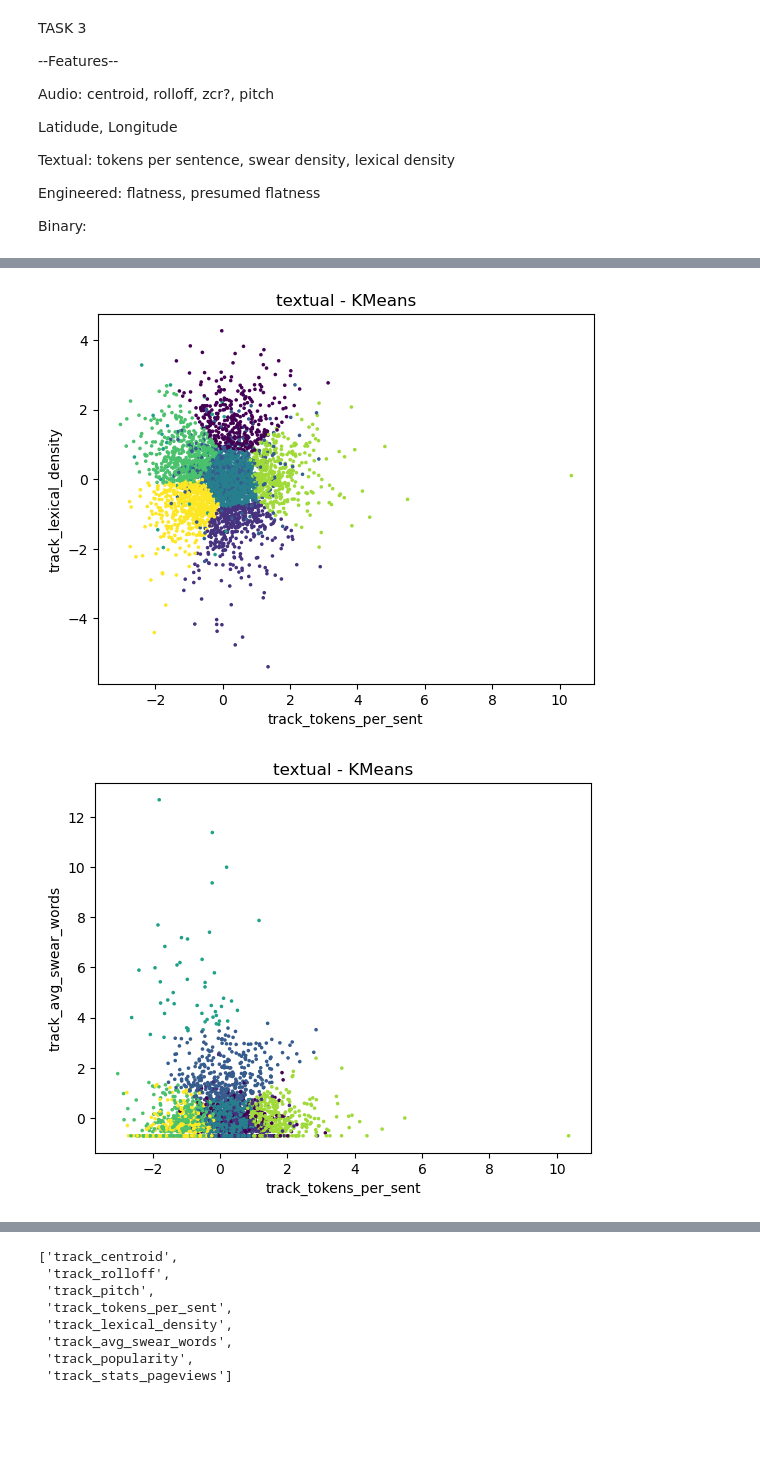
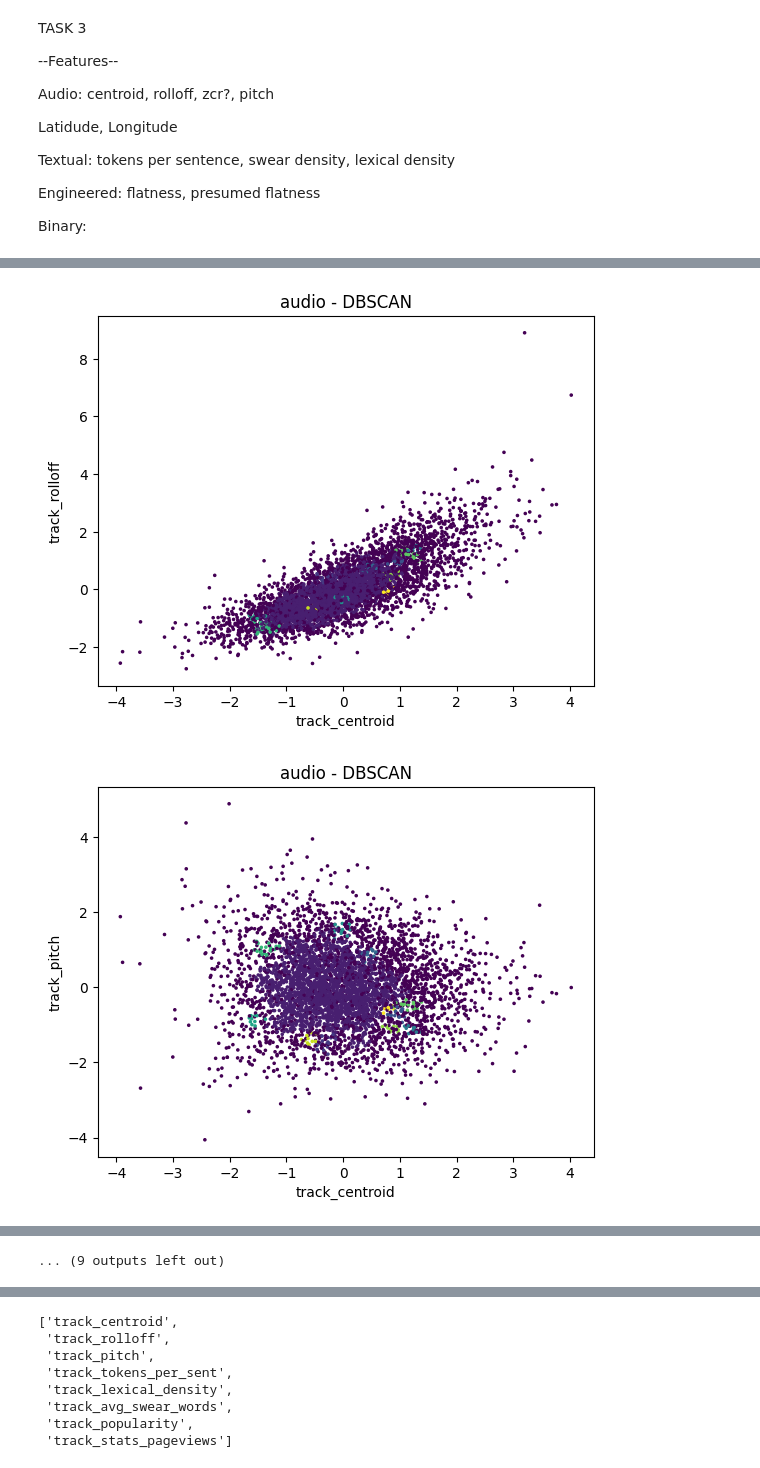
Before and after one commit to Ludovico1104/Progetto-I2ML, a Jupyter notebook: progetto.ipynb, the cells around one changed output, grey strips where cells are left out. Cells and saved outputs as stored; diff of their text form; code cells hidden in the pictures; blank space fills up the shorter version.

```diff
--- a/progetto.ipynb
+++ b/progetto.ipynb
@@ -629,11 +632,13 @@ def clusters_kmeans(cluster_data, clusterMIN = 2, clusterMAX = 10, plot = False)
 # %%
 #cluster_data = standardized[[col for cols in category_list.values() for col in cols]]
 # %%
-def clusters_dbscan(cluster_data, iterations = 10, eps_lims = [0.1, 10], verbose = False, min_noise = 0.):
-    silhouette = -np.inf
+def clusters_dbscan(cluster_data, iterations = 10, eps_lims = [0.1, 10], plot = False, verbose = False, min_noise = 0.):
+    best_silhouette = -np.inf
     best_n_clusters = -1
     best_eps = -1
     best_labels_dbscan = np.full(cluster_data.shape[0], -1)
+    silhouettes_dbscan = []
+    dbs_dbscan = []
 
     for eps, min_samples in zip(np.linspace(eps_lims[0], eps_lims[1], num=iterations), np.full(iterations, 10)):
         dbscan = DBSCAN(eps=eps, min_samples=min_samples)
@@ -650,17 +655,33 @@ def clusters_dbscan(cluster_data, iterations = 10, eps_lims = [0.1, 10], verbose
         #print('SSE %s' % dbscan.inertia_)
         if len(set(dbscan.labels_)) > 1 and len(set(dbscan.labels_)) < len(cluster_data) and counts[0] >= cluster_data.shape[0] * min_noise:
             current_silhouette = metrics.silhouette_score(cluster_data, dbscan.labels_) - metrics.davies_bouldin_score(cluster_data, dbscan.labels_)
-            if current_silhouette > silhouette:
-                silhouette = current_silhouette
+            if current_silhouette > best_silhouette:
+                best_silhouette = current_silhouette
                 best_n_clusters = len(set(dbscan.labels_))
                 best_eps = eps
                 best_labels_dbscan = dbscan.labels_
+                best_dbs = metrics.davies_bouldin_score(cluster_data, dbscan.labels_)
+
                 if verbose == True:
-                    print('New best silhouette: ', current_silhouette + metrics.davies_bouldin_score(cluster_data, dbscan.labels_))
-                    print('Separation: ', metrics.davies_bouldin_score(cluster_data, dbscan.labels_))
+                    print('New best silhouette: ', current_silhouette + best_dbs)
+                    print('Separation: ', best_dbs)
 
-    print(f"Best DBSCAN silhouette: {silhouette} with {best_n_clusters} clusters and eps: {best_eps}")
-    return best_n_clusters, best_labels_dbscan
+        if plot == True:
+                silhouettes_dbscan.append(metrics.silhouette_score(cluster_data, dbscan.labels_))
+                dbs_dbscan.append(metrics.davies_bouldin_score(cluster_data, dbscan.labels_))
+
+    if plot == True:
+        plt.plot(range(eps_lims[0], eps_lims[1] + 1), silhouettes_dbscan, label='Silhouette', color='blue')
+        plt.plot(range(eps_lims[0], eps_lims[1] + 1), dbs_dbscan, label='Davies-Bouldin', color='red')
+        plt.xlabel('Eps')
+        plt.ylabel('Scores')
+        plt.legend()
+        plt.show()
+
+    if verbose == True:
+        print(f"Best DBSCAN silhouette: {best_silhouette} with {best_n_clusters} clusters and eps: {best_eps}")
+
+    return best_n_clusters, best_labels_dbscan, best_eps, best_silhouette, best_dbs
 # %%
 def plot_clusters(category_list = category_list, dataset = standardized, fit_labels = [], label = "insert label"):
     for category1 in range(len(category_list)):
@@ -678,11 +699,14 @@ for category, cols in category_list.items():
     cluster_data = standardized[cols]
     print(f"Clustering category: {category}")
 
-    best_n_clusters_kmeans, best_labels_kmeans = clusters_kmeans(cluster_data)
+    best_n_clusters_kmeans, best_labels_kmeans, best_silhouette_kmeans, best_dbs_kmeans = clusters_kmeans(cluster_data)
 
-    best_n_clusters_dbscan, best_labels_dbscan = clusters_dbscan(cluster_data, eps_lims=[0.1, 3], iterations=30, verbose = True, min_noise = 0.01)
+    best_n_clusters_dbscan, best_labels_dbscan, best_eps, best_silhouette_dbscan, best_dbs_dbscan = clusters_dbscan(cluster_data, eps_lims=[0.1, 3], iterations=30, verbose = True, min_noise = 0.01)
 
     plot_clusters(category_list=cols, dataset=standardized, fit_labels=best_labels_kmeans, label=f"{category} - KMeans")
-    #plot_clusters(category_list=cols, dataset=standardized, fit_labels=best_labels_dbscan, label=f"{category} - DBSCAN")
+    print(f"KMeans - Best silhouette: {best_silhouette_kmeans}, Best Davies-Bouldin: {best_dbs_kmeans}, Clusters: {best_n_clusters_kmeans}")
+
+    plot_clusters(category_list=cols, dataset=standardized, fit_labels=best_labels_dbscan, label=f"{category} - DBSCAN")
+    print(f"DBSCAN - Best silhouette: {best_silhouette_dbscan}, Best Davies-Bouldin: {best_dbs_dbscan}, Clusters: {best_n_clusters_dbscan}, Eps: {best_eps}")
 # %% [output]
 Clustering category: audio
@@ -725,2 +733,2 @@ Best DBSCAN silhouette: -0.38233921607537147 with 2 clusters and eps: 1.09999999
-[figure, old version]
+[figure, new version]
-[figure, old version]
+[figure, new version]
@@ -746,3 +756,4 @@ Best DBSCAN silhouette: -0.12377666842882451 with 2 clusters and eps: 0.4
+... (9 outputs left out)
 # %%
 from sklearn.decomposition import PCA
 
```
Also changed, not shown: parts of 11 cells of this notebook, 1 other file.
